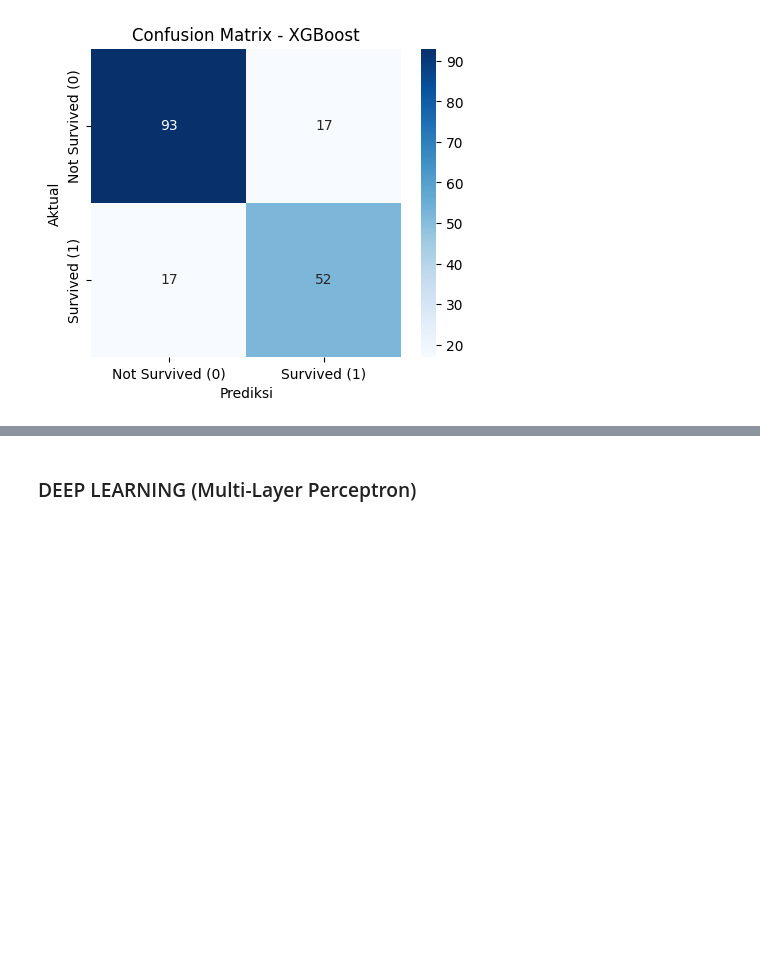
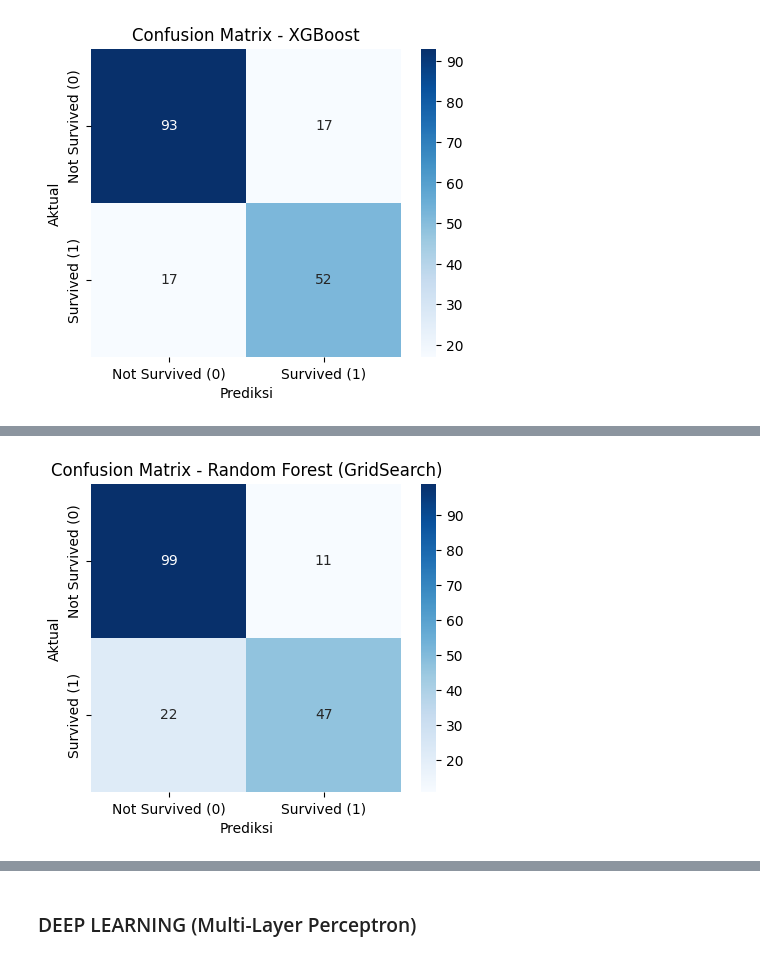
Before and after one commit to ghfkdkey/UTSDeepLearningBalqis, a Jupyter notebook: notebooks/titanic/UTS_titanic.ipynb, the cells around one changed output, grey strips where cells are left out. Drawn from its saved outputs; the diff is of its cells as text; code cells hidden in the pictures; blank space fills up the shorter version.

```diff
--- a/notebooks/titanic/UTS_titanic.ipynb
+++ b/notebooks/titanic/UTS_titanic.ipynb
@@ -347,0 +347,81 @@ weighted avg       0.81      0.81      0.81       179
+# %%
+from sklearn.model_selection import GridSearchCV, StratifiedKFold
+import time
+
+cv = StratifiedKFold(n_splits=5, shuffle=True, random_state=42)
+
+# ── Random Forest GridSearch ──────────────────────────────────────────────────
+print("=" * 55)
+print("GridSearch: Random Forest")
+print("=" * 55)
+
+rf_param_grid = {
+    'n_estimators': [100, 200],
+    'max_depth': [4, 5, 6, None],
+    'min_samples_split': [2, 5],
+    'min_samples_leaf': [1, 2]
+}
+
+rf_gs = GridSearchCV(
+    RandomForestClassifier(random_state=42),
+    rf_param_grid,
+    cv=cv,
+    scoring='accuracy',
+    n_jobs=-1,
+    verbose=0
+)
+
+t0 = time.time()
+rf_gs.fit(X_train, y_train)
+rf_gs_time = time.time() - t0
+
+rf_best = rf_gs.best_estimator_
+rf_gs_train_preds = rf_best.predict(X_train)
+rf_gs_val_preds   = rf_best.predict(X_val)
+rf_gs_probs       = rf_best.predict_proba(X_val)[:, 1]
+
+print(f"Best Params : {rf_gs.best_params_}")
+print(f"CV Score    : {rf_gs.best_score_:.4f}")
+print(f"Train Acc   : {accuracy_score(y_train, rf_gs_train_preds):.4f}")
+print(f"Val   Acc   : {accuracy_score(y_val,   rf_gs_val_preds):.4f}")
+print(f"Tuning Time : {rf_gs_time:.1f}s")
+evaluate_model("Random Forest (GridSearch)", y_val, rf_gs_val_preds)
+
+# ── XGBoost GridSearch ────────────────────────────────────────────────────────
+print("=" * 55)
+print("GridSearch: XGBoost")
+print("=" * 55)
+
+xgb_param_grid = {
+    'n_estimators': [100, 200],
+    'max_depth': [3, 4, 5],
+    'learning_rate': [0.01, 0.05, 0.1],
+    'subsample': [0.8, 1.0]
+}
+
+xgb_gs = GridSearchCV(
+    XGBClassifier(random_state=42, use_label_encoder=False,
+                  eval_metric='logloss', scale_pos_weight=ratio),
+    xgb_param_grid,
+    cv=cv,
+    scoring='accuracy',
+    n_jobs=-1,
+    verbose=0
+)
+
+t0 = time.time()
+xgb_gs.fit(X_train, y_train)
+xgb_gs_time = time.time() - t0
+
+xgb_best = xgb_gs.best_estimator_
+xgb_gs_train_preds = xgb_best.predict(X_train)
+xgb_gs_val_preds   = xgb_best.predict(X_val)
+xgb_gs_probs       = xgb_best.predict_proba(X_val)[:, 1]
+
+print(f"Best Params : {xgb_gs.best_params_}")
+print(f"CV Score    : {xgb_gs.best_score_:.4f}")
+print(f"Train Acc   : {accuracy_score(y_train, xgb_gs_train_preds):.4f}")
+print(f"Val   Acc   : {accuracy_score(y_val,   xgb_gs_val_preds):.4f}")
+print(f"Tuning Time : {xgb_gs_time:.1f}s")
+evaluate_model("XGBoost (GridSearch)", y_val, xgb_gs_val_preds)
+# %% [output]
@@ -347,0 +447 @@ weighted avg       0.81      0.81      0.81       179
+[figure, added]
```
Also changed, not shown: parts of 21 cells of this notebook, 5 other files.
